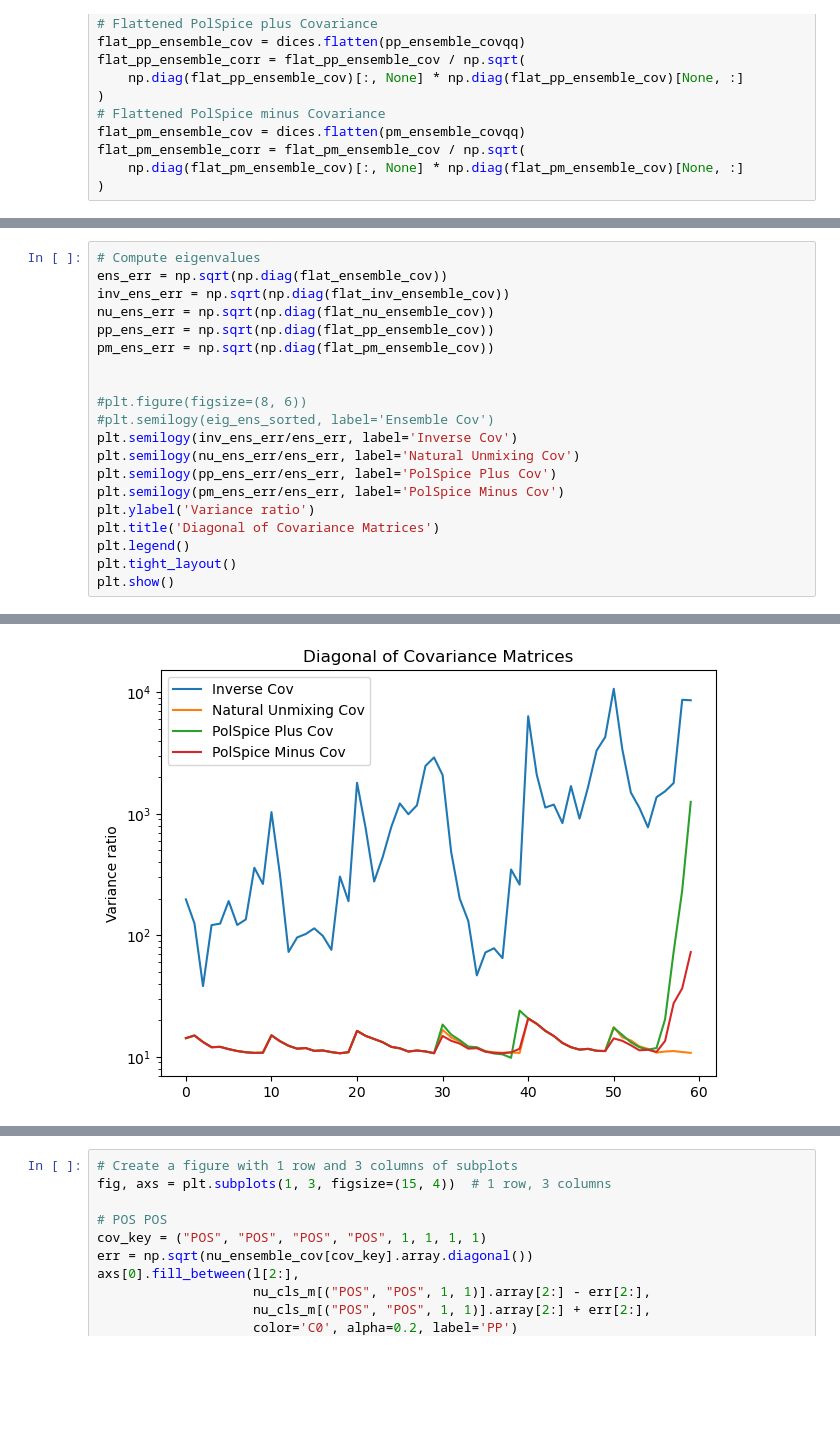
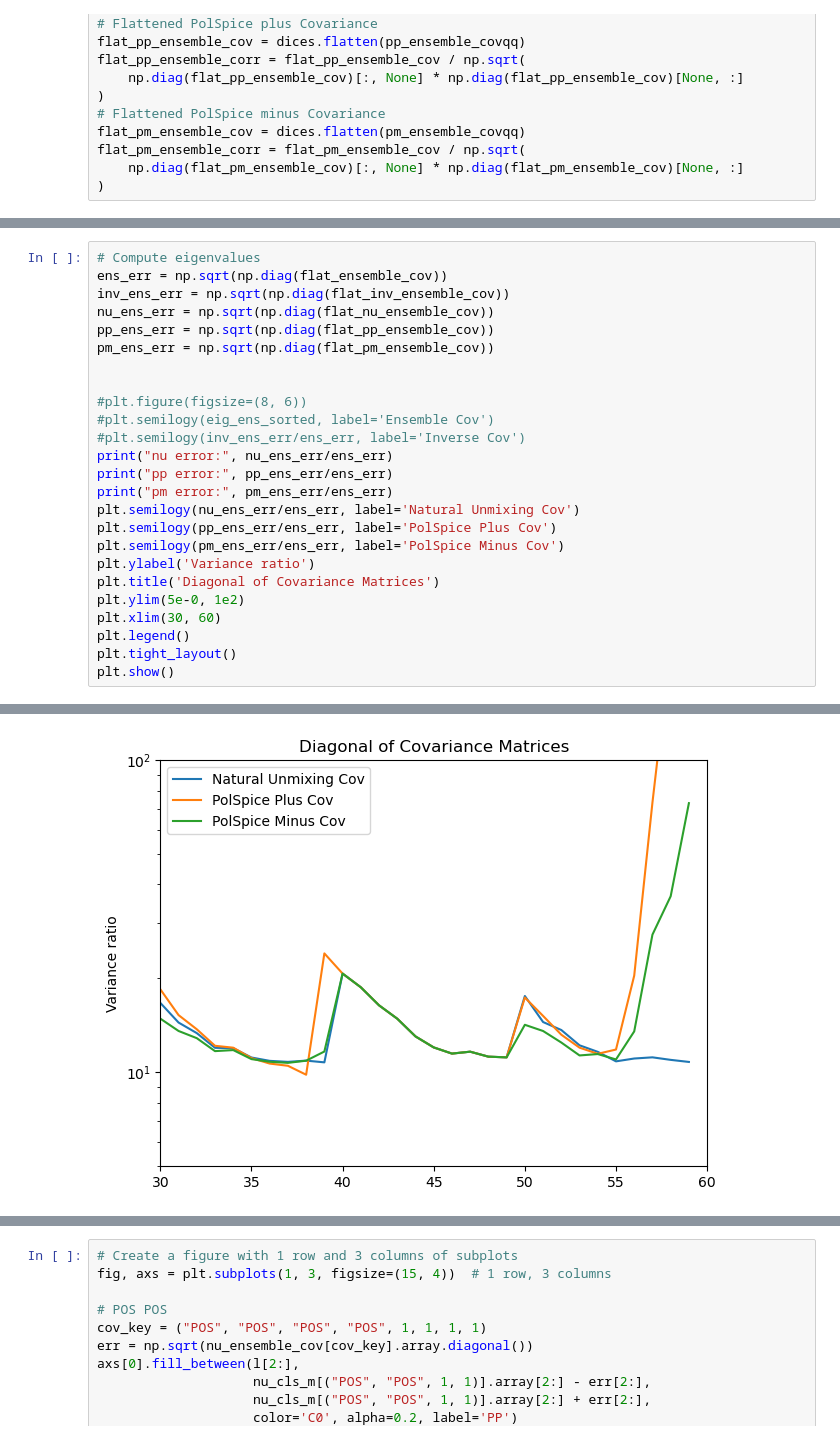
Before and after one commit to JaimeRZP/GLASS_cov_challenge, a Jupyter notebook: unmixing_comparison.ipynb, the cells around one changed output, grey strips where cells are left out. Saved outputs shown, nothing was run; the diff lists cells and outputs as text; blank space fills up the shorter version.

```diff
--- a/unmixing_comparison.ipynb
+++ b/unmixing_comparison.ipynb
@@ -235,12 +245,17 @@ pm_ens_err = np.sqrt(np.diag(flat_pm_ensemble_cov))
 
 #plt.figure(figsize=(8, 6))
 #plt.semilogy(eig_ens_sorted, label='Ensemble Cov')
-plt.semilogy(inv_ens_err/ens_err, label='Inverse Cov')
+#plt.semilogy(inv_ens_err/ens_err, label='Inverse Cov')
+print("nu error:", nu_ens_err/ens_err)
+print("pp error:", pp_ens_err/ens_err)
+print("pm error:", pm_ens_err/ens_err)
 plt.semilogy(nu_ens_err/ens_err, label='Natural Unmixing Cov')
 plt.semilogy(pp_ens_err/ens_err, label='PolSpice Plus Cov')
 plt.semilogy(pm_ens_err/ens_err, label='PolSpice Minus Cov')
 plt.ylabel('Variance ratio')
 plt.title('Diagonal of Covariance Matrices')
+plt.ylim(5e-0, 1e2)
+plt.xlim(30, 60)
 plt.legend()
 plt.tight_layout()
 plt.show()
@@ -248,4 +280,4 @@ plt.show()
-[figure, old version]
+[figure, new version]
 # %%
 # Compute eigenvalues
 eig_ens = np.linalg.eigvalsh(flat_ensemble_cov)
```
Also changed, not shown: parts of 9 cells of this notebook, 3 other files.
